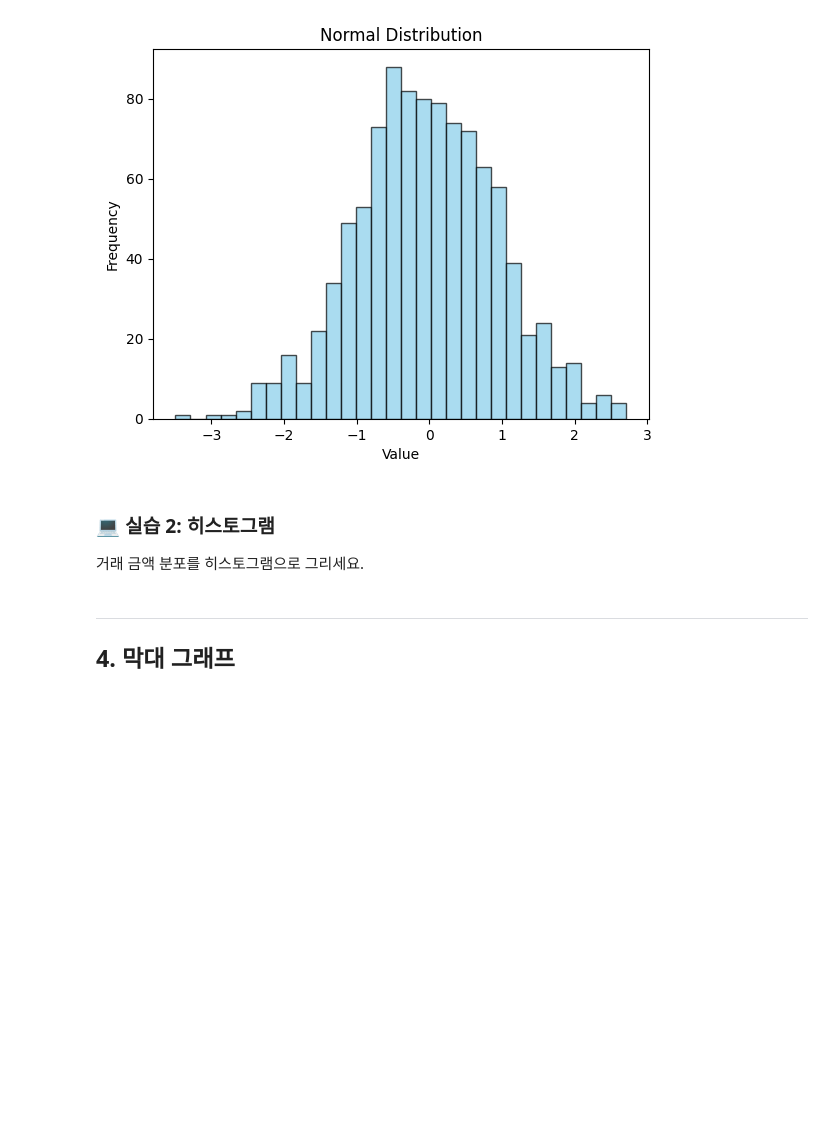
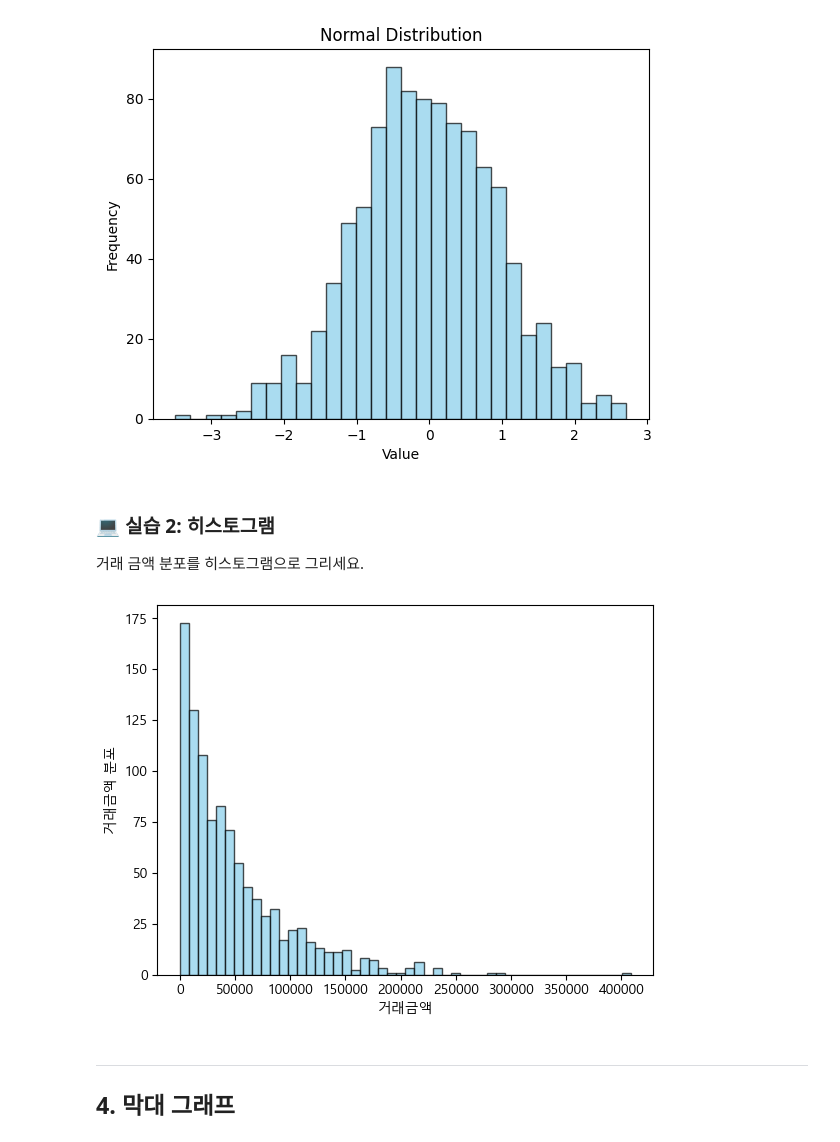
Before and after one commit to K-tuna/fds-system, a Jupyter notebook: notebooks/phase0/0-4_matplotlib.ipynb, the cells around one changed output. Drawn from its saved outputs; the diff is of its cells as text; code cells hidden in the pictures; blank space fills up the shorter version.

```diff
--- a/notebooks/phase0/0-4_matplotlib.ipynb
+++ b/notebooks/phase0/0-4_matplotlib.ipynb
@@ -120,14 +122,17 @@ plt.show()
 # %%
 # 💻 실습 2
 np.random.seed(42)
 amounts = np.random.exponential(50000, 1000)  # 지수분포 (소액 거래 많음)
 
 # TODO: 히스토그램 그리기 (bins=50)
-plt.hist(amounts, bins=50)
+plt.hist(amounts, bins=50, color='skyblue', edgecolor='black', alpha=0.7)
 # TODO: xlabel='거래금액', ylabel='건수', title='거래금액 분포'
-plt.xlabel(
+plt.xlabel('거래금액')
+plt.ylabel('거래금액 분포')
 
 plt.show()
+# %% [output]
+[figure, added]
 # %%
 # 체크포인트 2
 print("✅ 체크포인트 2: 오른쪽으로 긴 꼬리 형태 (소액 거래가 많음)")
```
Also changed, not shown: parts of 4 cells of this notebook, 2 other files.
